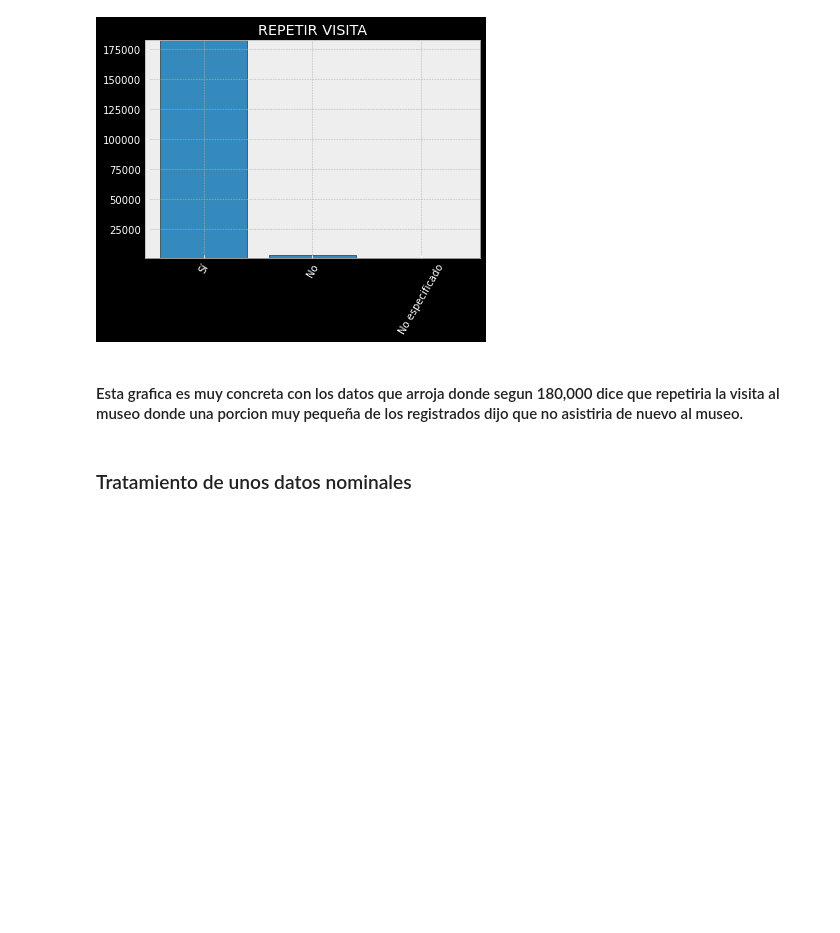
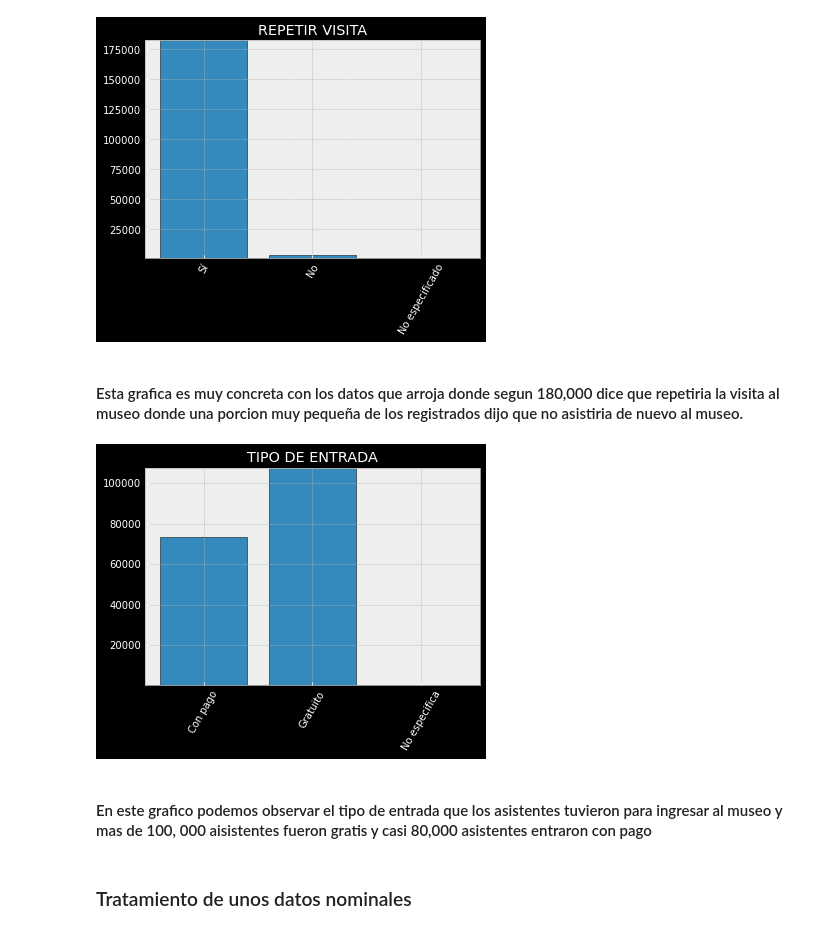
Before and after one commit to BrandonIslas/Proyecto1_Mineria_Datos, a Jupyter notebook: Reporte_Limpieza.ipynb, the cells around one changed output. Drawn from its saved outputs; the diff is of its cells as text; code cells hidden in the pictures; blank space fills up the shorter version.

```diff
--- a/Reporte_Limpieza.ipynb
+++ b/Reporte_Limpieza.ipynb
@@ -332,6 +332,20 @@ plt.show()
 [figure]
 # %% [markdown]
 #### Esta grafica es muy concreta con los datos que arroja donde segun 180,000 dice que repetiria la visita al museo  donde una porcion muy pequeña de los registrados dijo que no asistiria de nuevo al museo.
+# %%
+tipo = ["Con pago","Gratuito","No especifica"]
+cantidad = [73144, 107491, 112]
+plt.bar(range(3), cantidad, edgecolor = 'black')
+
+plt.xticks(range(3), tipo, rotation=60)
+plt.title("TIPO DE ENTRADA")
+plt.ylim(min(cantidad)-1, max(cantidad)+1)
+
+plt.show()
+# %% [output]
+[figure, added]
+# %% [markdown]
+#### En este grafico podemos observar el tipo de entrada que los asistentes tuvieron para ingresar al museo y mas de 100, 000 aisistentes fueron gratis y casi 80,000 asistentes entraron con pago
 # %% [markdown]
 ### Tratamiento de unos datos nominales
 # %%
```
Also changed, not shown: parts of 12 cells of this notebook.
